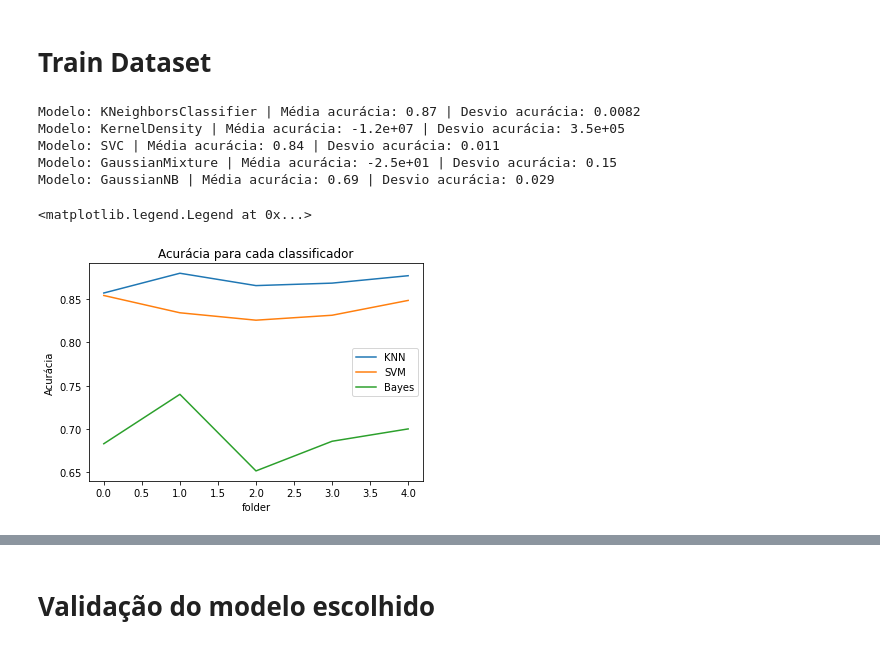
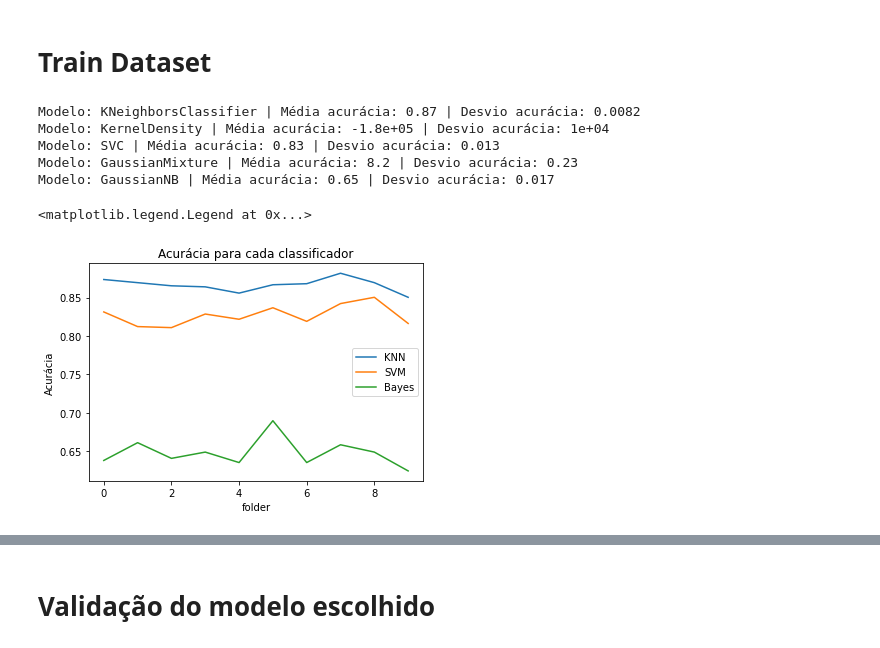
Before and after one commit to eriksonsantos/CommonVoice, a Jupyter notebook: main.ipynb, the cells around one changed output, grey strips where cells are left out. Saved outputs shown, nothing was run; the diff lists cells and outputs as text; code cells hidden in the pictures.

```diff
--- a/main.ipynb
+++ b/main.ipynb
@@ -31,7 +32,7 @@ pd.DataFrame(data)
 | 3499 | 3499 | 5.828946 | -0.037488 | -0.019846 | 0.066636 | 0.005688 | -0.029770 | -0.002221 | -0.032870 | -0.021519 | ... | ... |
 3500 rows × 41 columns
 # %%
-X = data.to_numpy()[:,1:39]
+X = data.to_numpy()[:,1:40]
 Y = data.to_numpy()[:,40]
 # %%
 pd.DataFrame(X)
@@ -55,9 +56,9 @@ np.array(data.isna().sum()).T
 array([0, 0, 0, 0, 0, 0, 0, 0, 0, 0, 0, 0, 0, 0, 0, 0, 0, 0, 0, 0, 0, 0,
        0, 0, 0, 0, 0, 0, 0, 0, 0, 0, 0, 0, 0, 0, 0, 0, 0, 0, 0])
 # %%
-from sklearn.preprocessing import StandardScaler
+from sklearn.preprocessing import MinMaxScaler
 
-scaler_dataset = StandardScaler()
+scaler_dataset = MinMaxScaler()
 scalerX = scaler_dataset.fit_transform(X)
 # %%
 pd.DataFrame(scalerX)
@@ -97,6 +98,6 @@ mplt.pyplot. plot(pca.explained_variance_ratio_)
 # %%
 X_new = pca.fit_transform(scalerX)
-X_new = X_new[:,0:19]
+X_new = X_new[:,0:15]
 pd.DataFrame(X_new)
 # %% [output]
 |  | 0 | 1 | 2 | 3 | 4 | 5 | 6 | 7 | 8 | 9 | 10 | ... |
@@ -116,38 +117,36 @@ pd.DataFrame(X_new)
 # Train Dataset
 # %%
 models = [KNeighborsClassifier(n_neighbors=2), KernelDensity(kernel='gaussian', bandwidth=0.01),
-          SVC(),GaussianMixture(n_components=2, random_state=0),GaussianNB()]
+          SVC(kernel='rbf'),GaussianMixture(n_components=2, random_state=0),GaussianNB()]
 
-folders = 5
+folders = 10
 bestAcuracia = 0
 acuracias = np.zeros((folders,5))
 i = 0
-train_x, test_x, train_y, test_y = train_test_split(X_new, Y_new, test_size=0.5)
+train_x, test_x, train_y, test_y = train_test_split(X_new, Y_new, test_size=0.3)
 for model in models:
-
-    acuracias[:,i] = cross_val_score(model, train_x, train_y, cv=folders)
+    cv = ShuffleSplit(n_splits=10, test_size=0.3, random_state=0)
+    acuracias[:,i] = cross_val_score(model, train_x, train_y, cv=cv)
     nome_modelo = type(model).__name__
     print('Modelo: {} | Média acurácia: {:.2} | Desvio acurácia: {:.2}'.format(nome_modelo,
                                     np.mean(acuracias[:,i]), np.std(acuracias[:,i])))
     i = i + 1
-
-    if(acuracias[:,i])
 # %% [output]
 Modelo: KNeighborsClassifier | Média acurácia: 0.87 | Desvio acurácia: 0.0082
-Modelo: KernelDensity | Média acurácia: -1.2e+07 | Desvio acurácia: 3.5e+05
-Modelo: SVC | Média acurácia: 0.84 | Desvio acurácia: 0.011
-Modelo: GaussianMixture | Média acurácia: -2.5e+01 | Desvio acurácia: 0.15
-Modelo: GaussianNB | Média acurácia: 0.69 | Desvio acurácia: 0.029
+Modelo: KernelDensity | Média acurácia: -1.8e+05 | Desvio acurácia: 1e+04
+Modelo: SVC | Média acurácia: 0.83 | Desvio acurácia: 0.013
+Modelo: GaussianMixture | Média acurácia: 8.2 | Desvio acurácia: 0.23
+Modelo: GaussianNB | Média acurácia: 0.65 | Desvio acurácia: 0.017
 # %%
-mplt.pyplot.plot(acuracias[:,0], label= 'KNN')
-mplt.pyplot.plot(acuracias[:,2], label = 'SVM')
-mplt.pyplot.plot(acuracias[:,4], label = 'Bayes')
+mplt.plot(acuracias[:,0], label= 'KNN')
+mplt.plot(acuracias[:,2], label = 'SVM')
+mplt.plot(acuracias[:,4], label = 'Bayes')
 
-mplt.pyplot.ylabel("Acurácia")
-mplt.pyplot.xlabel("folder")
-mplt.pyplot.title("Acurácia para cada classificador")
+mplt.ylabel("Acurácia")
+mplt.xlabel("folder")
+mplt.title("Acurácia para cada classificador")
 
-mplt.pyplot.legend()
+mplt.legend()
 # %% [output]
 <matplotlib.legend.Legend at 0x...>
-[figure, old version]
+[figure, new version]
```
Also changed, not shown: parts of 13 cells of this notebook, 2 other files.
